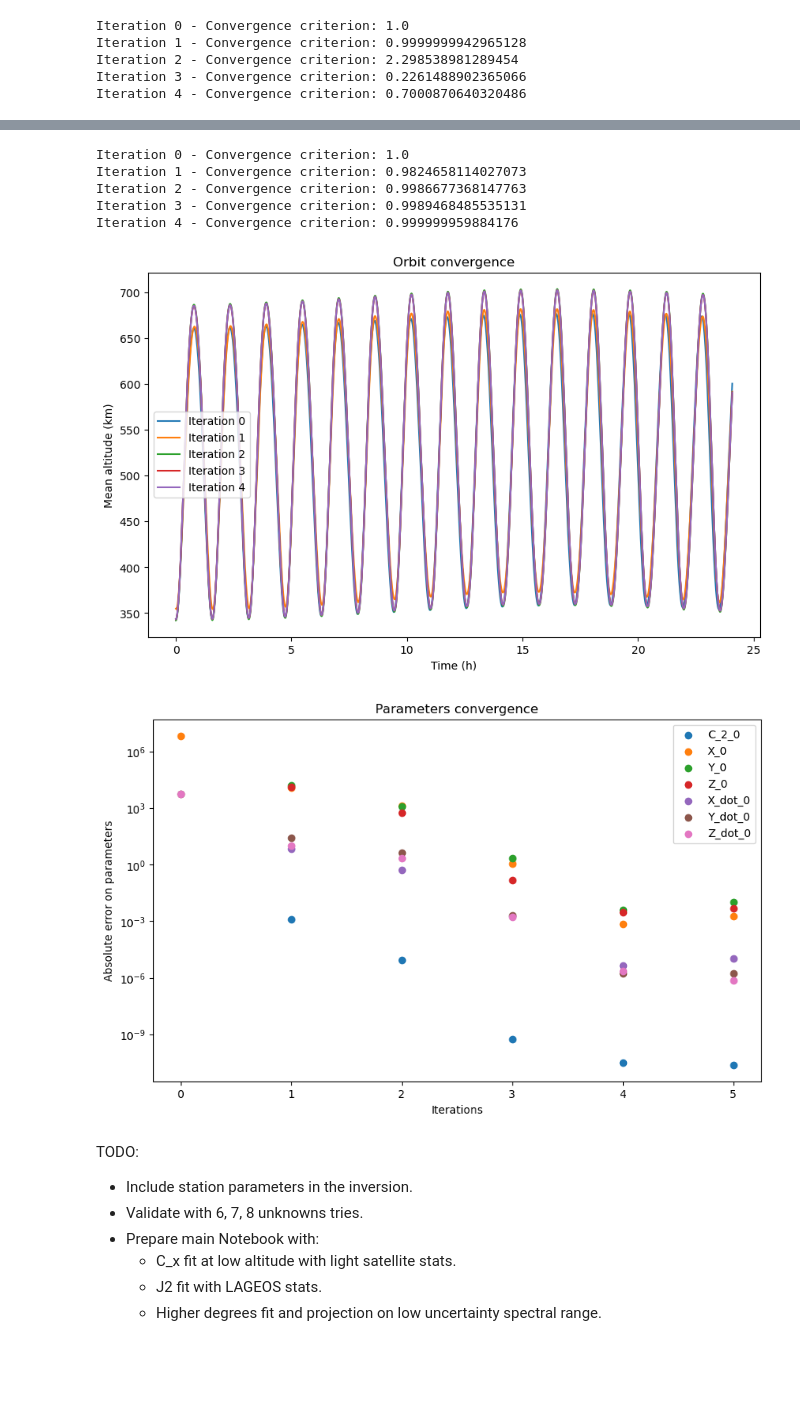
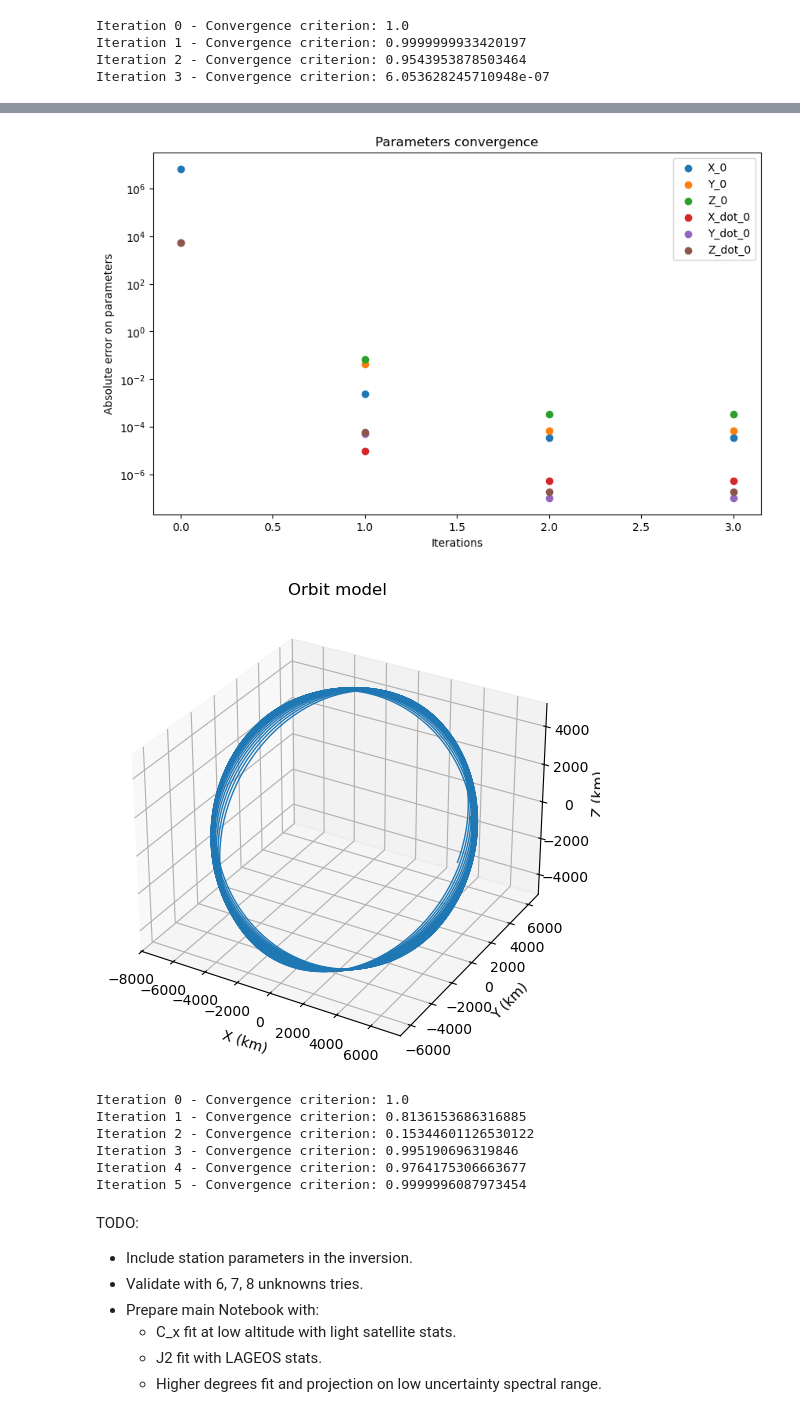
Before and after one commit to maxime-rousselet-cnes/Potential_sympy, a Jupyter notebook: v0.ipynb, the cells around one changed output, grey strips where cells are left out. Cells and saved outputs as stored; diff of their text form; code cells hidden in the pictures; blank space fills up the shorter version.

```diff
--- a/v0.ipynb
+++ b/v0.ipynb
@@ -1,8 +1,9 @@
 # %%
-from utils import generate_measurements, orbit_restitution, plot_orbit_iterations, plot_errors
+from utils import generate_measurements, orbit_restitution, plot_orbit_iterations, plot_errors, plot_orbit
 
-for case_name in ["case_no_free", "case_J2_only"]:
+for case_name in ["case_test"]:
     generate_measurements(case_name=case_name)
+    plot_orbit(case_name=case_name)
     orbit_restitution(case_name=case_name)
     plot_orbit_iterations(case_name=case_name, figsize=(10, 6))
     plot_errors(case_name=case_name)
@@ -10,5 +12,4 @@ for case_name in ["case_no_free", "case_J2_only"]:
 Iteration 0 - Convergence criterion: 1.0
-Iteration 1 - Convergence criterion: 0.9999999942965128
-Iteration 2 - Convergence criterion: 2.298538981289454
-Iteration 3 - Convergence criterion: 0.2261488902365066
-Iteration 4 - Convergence criterion: 0.7000870640320486
+Iteration 1 - Convergence criterion: 0.9999999933420197
+Iteration 2 - Convergence criterion: 0.9543953878503464
+Iteration 3 - Convergence criterion: 6.053628245710948e-07
@@ -17,10 +17,11 @@ Iteration 4 - Convergence criterion: 0.7000870640320486
-Iteration 0 - Convergence criterion: 1.0
-Iteration 1 - Convergence criterion: 0.9824658114027073
-Iteration 2 - Convergence criterion: 0.9986677368147763
-Iteration 3 - Convergence criterion: 0.9989468485535131
-Iteration 4 - Convergence criterion: 0.999999959884176
-[figure, old version]
+[figure, new version]
-[figure, old version]
+[figure, new version]
+Iteration 0 - Convergence criterion: 1.0
+Iteration 1 - Convergence criterion: 0.8136153686316885
+Iteration 2 - Convergence criterion: 0.15344601126530122
+Iteration 3 - Convergence criterion: 0.995190696319846
+Iteration 4 - Convergence criterion: 0.9764175306663677
+Iteration 5 - Convergence criterion: 0.9999996087973454
 # %% [markdown]
 TODO:
 - Include station parameters in the inversion.
```
Also changed, not shown: parts of 1 cell of this notebook, 12 other files.
